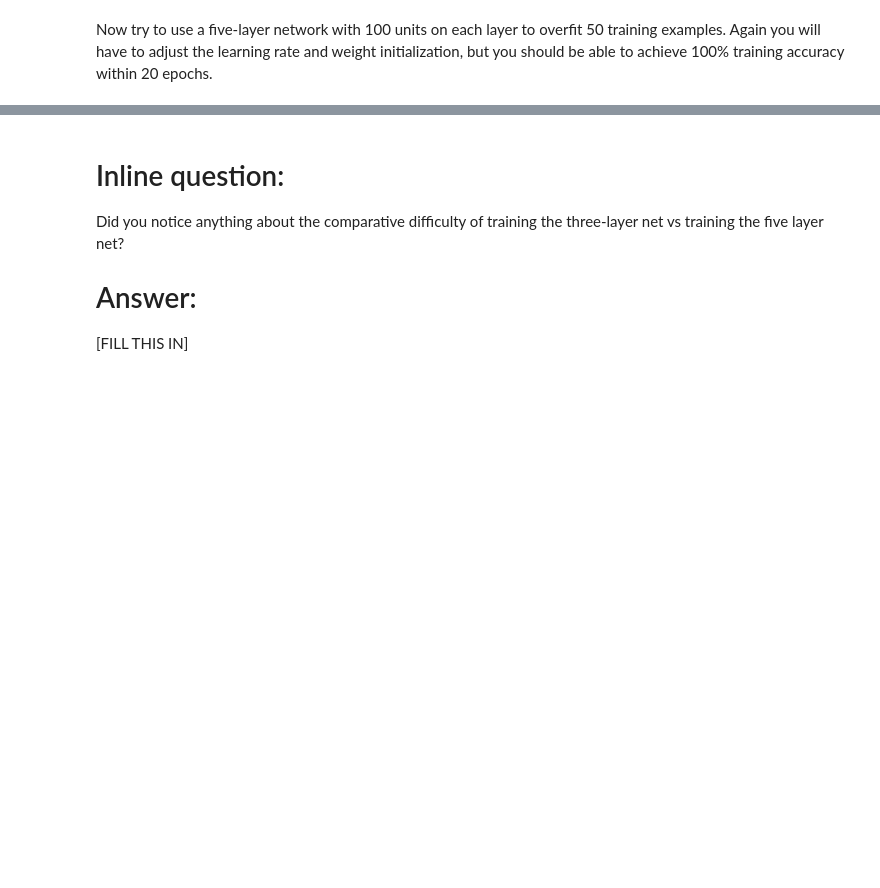
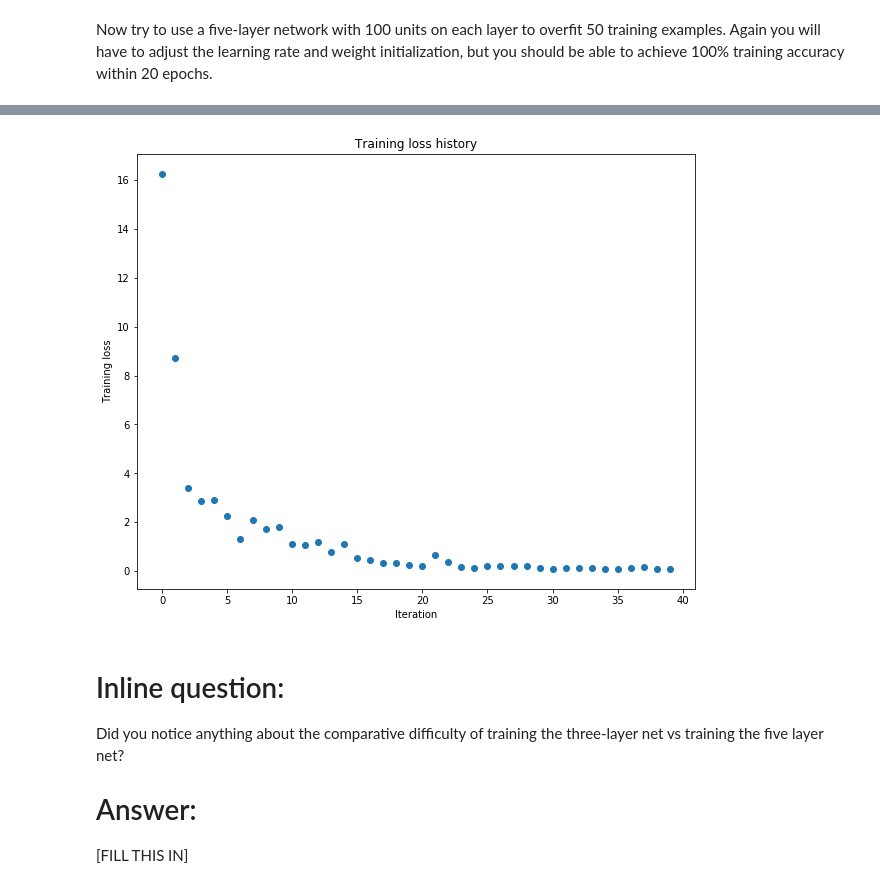
Before and after one commit to Freshield/LEARN_CS231N, a Jupyter notebook: assignment2/FullyConnectedNets.ipynb, the cells around one changed output, grey strips where cells are left out. Drawn from its saved outputs; the diff is of its cells as text; code cells hidden in the pictures; blank space fills up the shorter version.

```diff
--- a/assignment2/FullyConnectedNets.ipynb
+++ b/assignment2/FullyConnectedNets.ipynb
@@ -441,7 +477,7 @@ small_data = {
 }
 
 learning_rate = 1e-3
-weight_scale = 1e-5
+weight_scale = 6e-2
 model = FullyConnectedNet([100, 100, 100, 100],
                 weight_scale=weight_scale, dtype=np.float64)
 solver = Solver(model, small_data,
@@ -458,3 +494,4 @@ plt.title('Training loss history')
 plt.xlabel('Iteration')
 plt.ylabel('Training loss')
 plt.show()
+# %% [output]
@@ -461,3 +515,4 @@ plt.show()
+[figure, added]
 # %% [markdown]
 # Inline question:
 Did you notice anything about the comparative difficulty of training the three-layer net vs training the five layer net?
```
Also changed, not shown: parts of 9 cells of this notebook, 2 other files.
